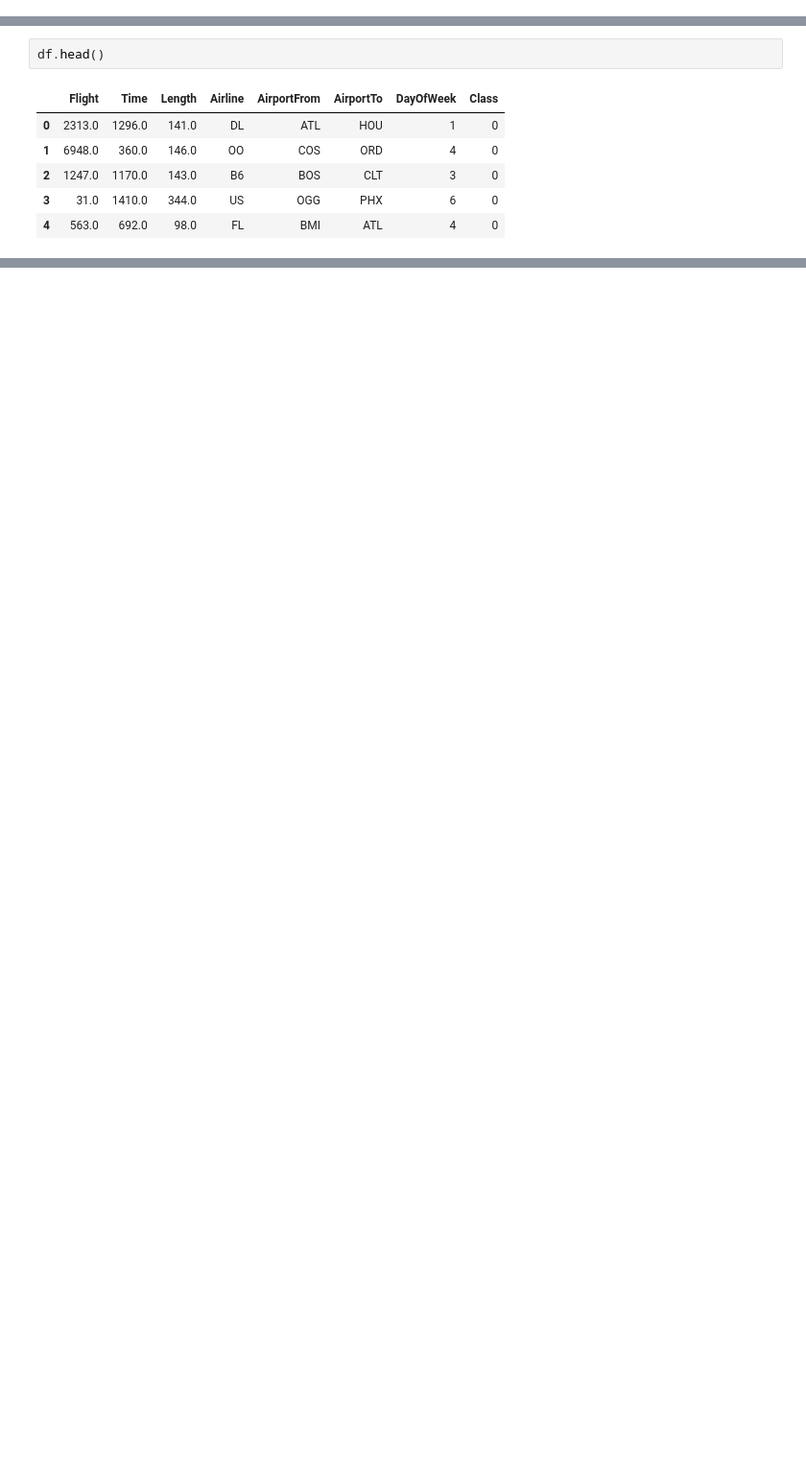
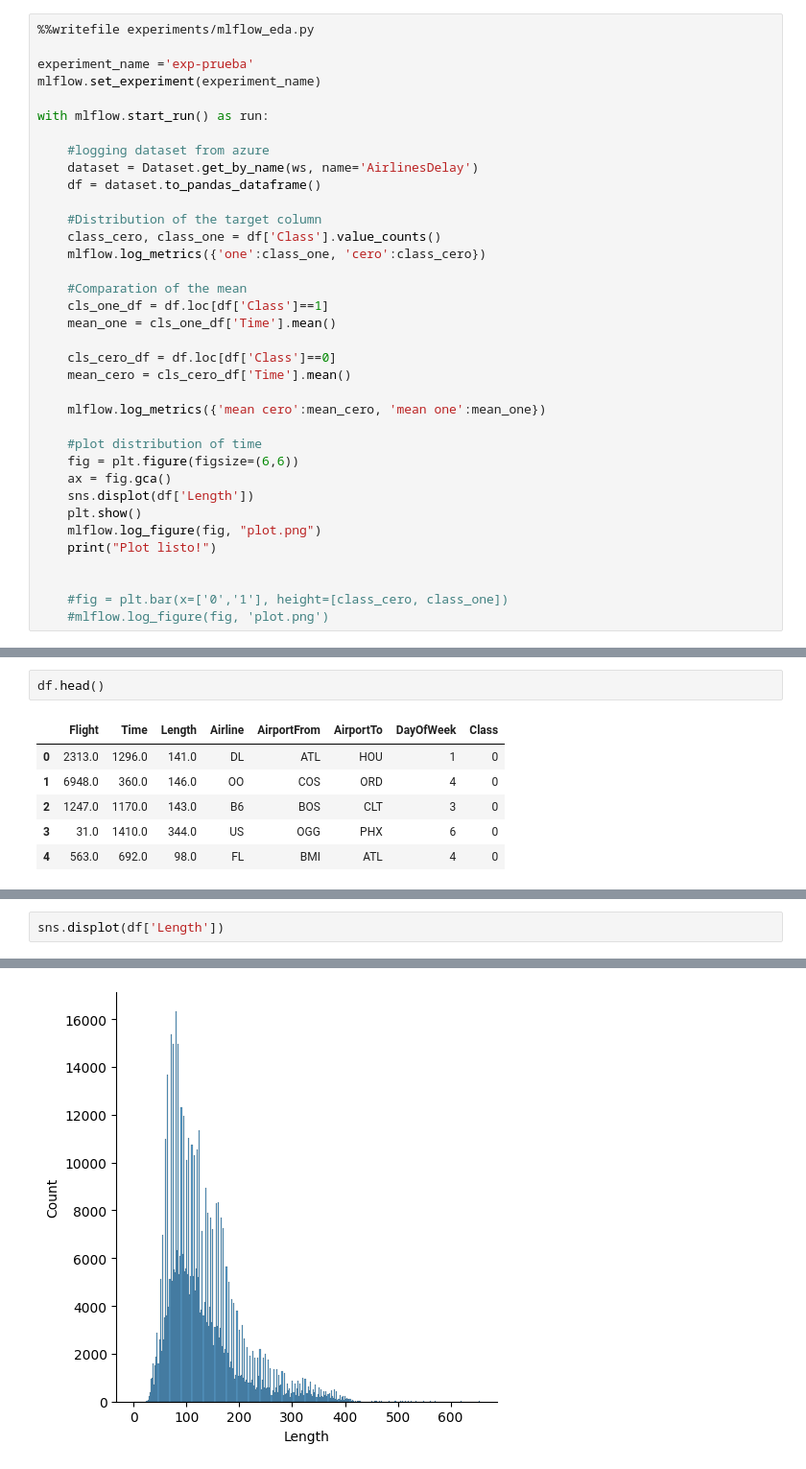
Before and after one commit to Pablot123/AzureDataSchool, a Jupyter notebook: pruebas.ipynb, the cells around one changed output, grey strips where cells are left out. Shown at 96% size. Cells and saved outputs as stored; diff of their text form; blank space fills up the shorter version.

Commit message:
using mlflow

```diff
--- a/pruebas.ipynb
+++ b/pruebas.ipynb
@@ -22,0 +30,36 @@ df = dataset.to_pandas_dataframe()
+# %%
+%%writefile experiments/mlflow_eda.py
+
+experiment_name ='exp-prueba'
+mlflow.set_experiment(experiment_name)
+
+with mlflow.start_run() as run:
+
+    #logging dataset from azure
+    dataset = Dataset.get_by_name(ws, name='AirlinesDelay')
+    df = dataset.to_pandas_dataframe()
+
+    #Distribution of the target column
+    class_cero, class_one = df['Class'].value_counts()
+    mlflow.log_metrics({'one':class_one, 'cero':class_cero})
+
+    #Comparation of the mean
+    cls_one_df = df.loc[df['Class']==1]
+    mean_one = cls_one_df['Time'].mean()
+
+    cls_cero_df = df.loc[df['Class']==0]
+    mean_cero = cls_cero_df['Time'].mean()
+
+    mlflow.log_metrics({'mean cero':mean_cero, 'mean one':mean_one})
+
+    #plot distribution of time
+    fig = plt.figure(figsize=(6,6))
+    ax = fig.gca()
+    sns.displot(df['Length'])
+    plt.show()
+    mlflow.log_figure(fig, "plot.png")
+    print("Plot listo!")
+
+
+    #fig = plt.bar(x=['0','1'], height=[class_cero, class_one])
+    #mlflow.log_figure(fig, 'plot.png')
@@ -45,0 +77,3 @@ with mlflow.start_run(run_name="run-name") as run:
+# %%
+sns.displot(df['Length'])
+# %% [output]
@@ -45,0 +81 @@ with mlflow.start_run(run_name="run-name") as run:
+[figure, added]
```
Also changed, not shown: parts of 9 cells of this notebook, 1 other file.
